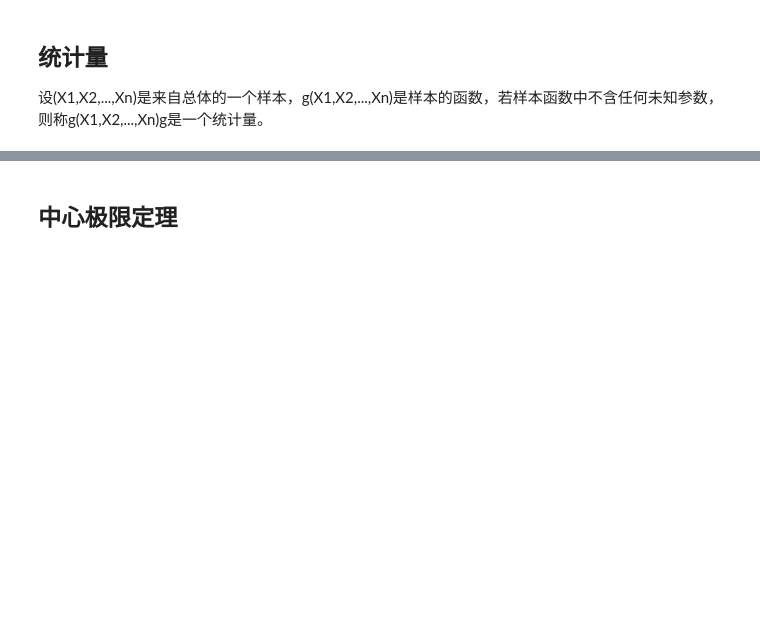
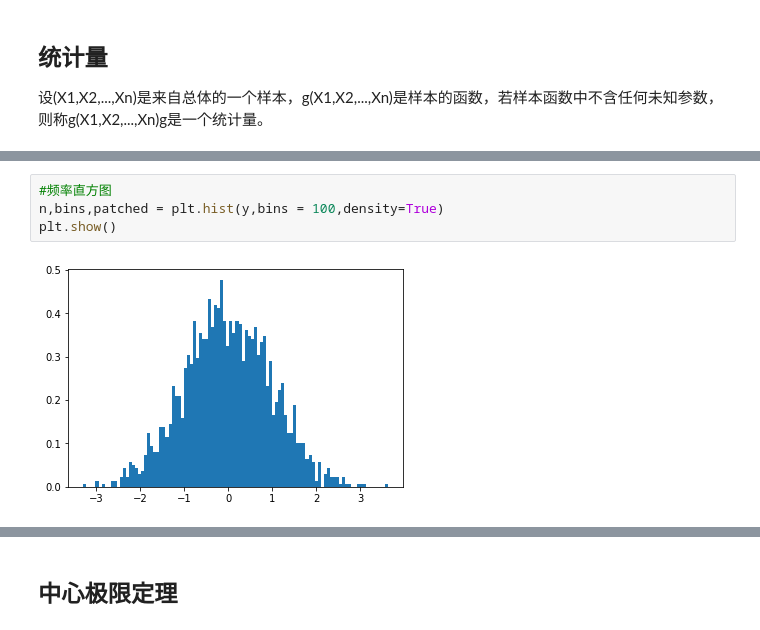
Before and after one commit to xiasummer1019/statis_learning, a Jupyter notebook: stats_sample_distribution/stats_sample_distribution.ipynb, the cells around one changed output, grey strips where cells are left out. Drawn from its saved outputs; the diff is of its cells as text; blank space fills up the shorter version.

```diff
--- a/stats_sample_distribution/stats_sample_distribution.ipynb
+++ b/stats_sample_distribution/stats_sample_distribution.ipynb
@@ -9,0 +56,6 @@ import matplotlib.pyplot as plt
+# %%
+#频率直方图
+n,bins,patched = plt.hist(y,bins = 100,density=True)
+plt.show()
+# %% [output]
+[figure, added]
```
Also changed, not shown: parts of 28 cells of this notebook.
